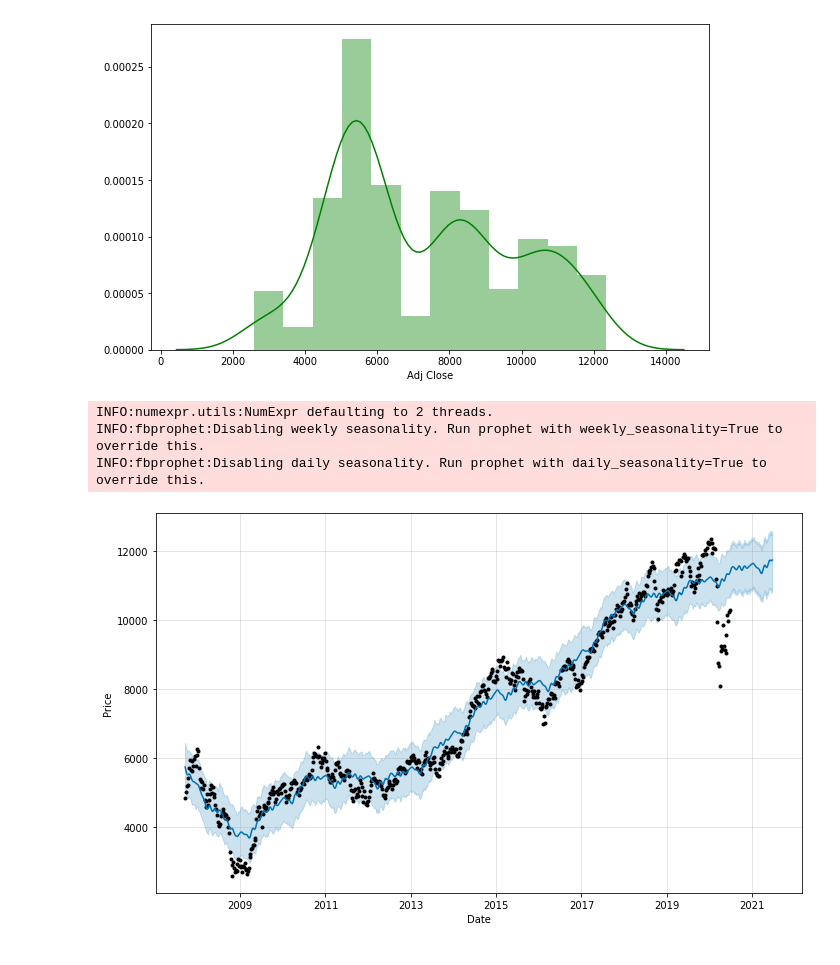
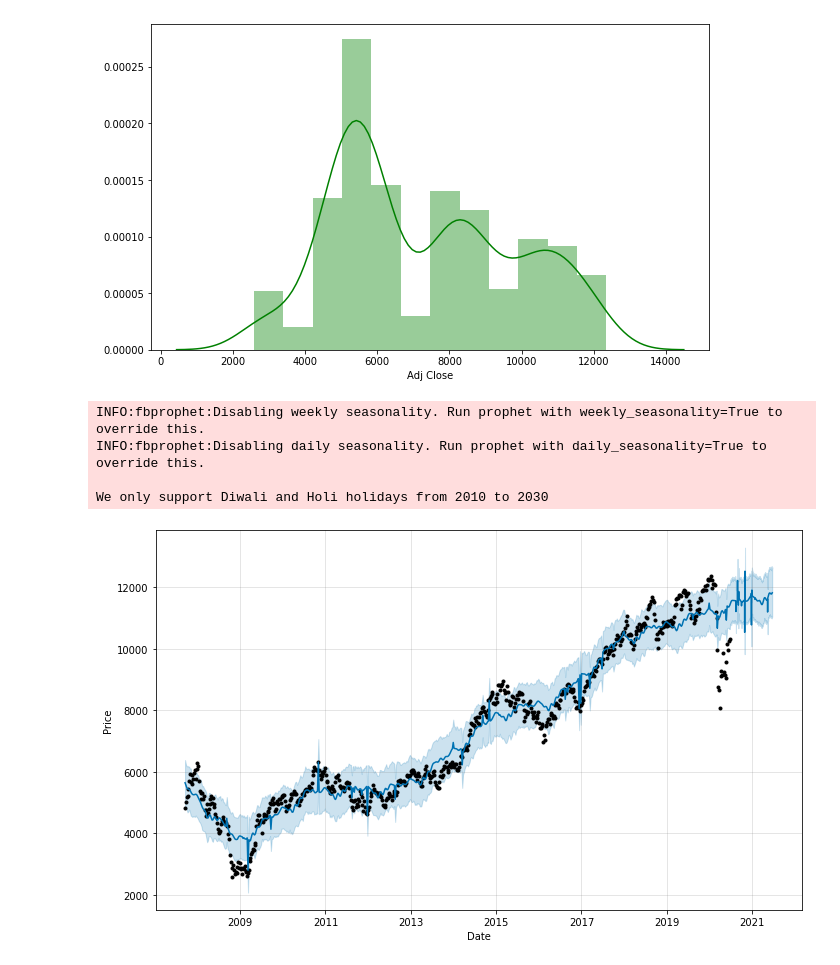
Before and after one commit to aquib1011/Stock_Prediction, a Jupyter notebook: Stock_Prediction.ipynb, the cells around one changed output. Drawn from its saved outputs; the diff is of its cells as text; code cells hidden in the pictures.

```diff
--- a/Stock_Prediction.ipynb
+++ b/Stock_Prediction.ipynb
@@ -63,16 +63,18 @@ sns.distplot(df['Adj Close'], color = 'green')
 # %%
 df = df.rename(index=str, columns={"Date": "ds", "Adj Close": "y"})
 Predictions = Prophet()
+Predictions.add_country_holidays(country_name='IN')
 Predictions.fit(df)
 future = Predictions.make_future_dataframe(periods=365)
 forecast = Predictions.predict(future)
 Predictions.plot(forecast,xlabel='Date', ylabel='Price')
 plt.show()
 # %% [output]
-INFO:numexpr.utils:NumExpr defaulting to 2 threads.
 INFO:fbprophet:Disabling weekly seasonality. Run prophet with weekly_seasonality=True to override this.
 INFO:fbprophet:Disabling daily seasonality. Run prophet with daily_seasonality=True to override this.
+
+We only support Diwali and Holi holidays from 2010 to 2030
-[figure, old version]
+[figure, new version]
 # %%
 Predictions.plot_components(forecast)
 # %% [output]
```
Also changed, not shown: parts of 2 cells of this notebook.
